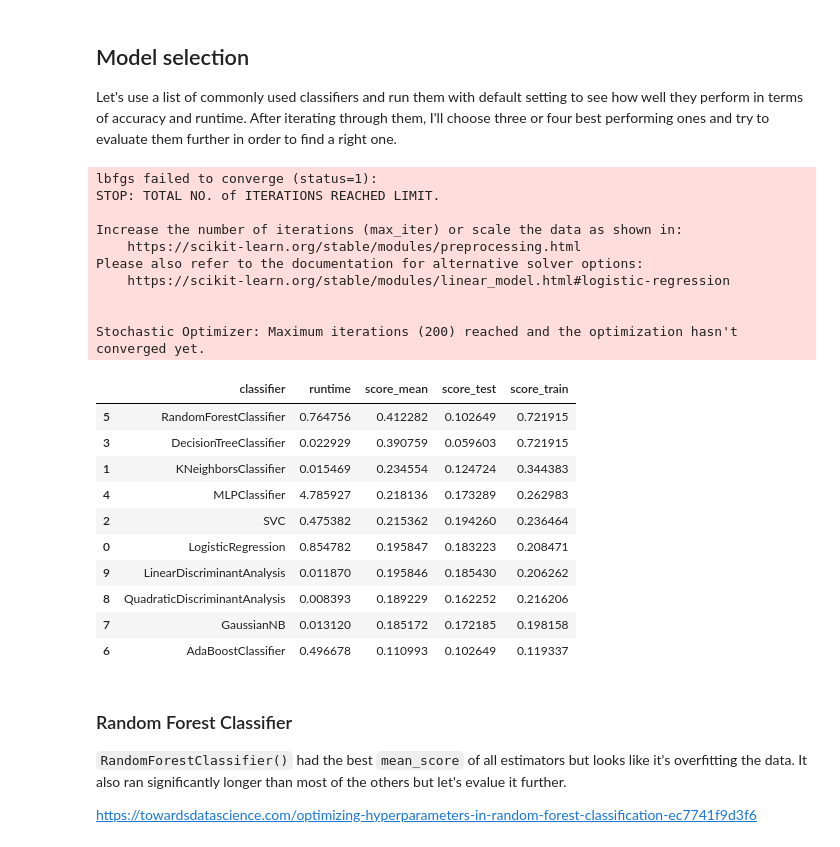
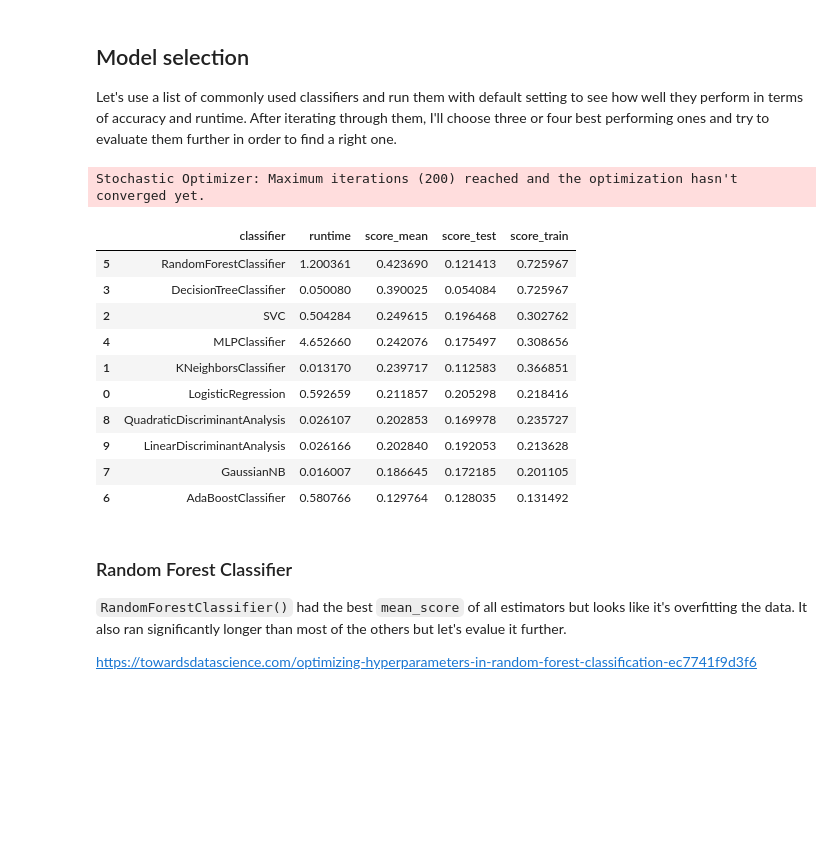
Before and after one commit to adamsiemaszkiewicz/eargasm-music, a Jupyter notebook: eargasm_Classification.ipynb, the cells around one changed output. Saved outputs shown, nothing was run; the diff lists cells and outputs as text; code cells hidden in the pictures; blank space fills up the shorter version.

Commit message:
Various tests with the models

```diff
--- a/eargasm_Classification.ipynb
+++ b/eargasm_Classification.ipynb
@@ -103,7 +105,6 @@ features_to_keep = [
                     'track_playlist',
                     'track_duration',
                     'track_popularity',
-                    'track_genre',
                     'acousticness',
                     'danceability',
                     'energy',
@@ -111,10 +112,7 @@ features_to_keep = [
                     'liveness',
                     'speechiness',
                     'valence',
-                    'tempo',
-                    'key',
-                    'mode',
-                    'time_signature'
+                    'tempo'
                     ]
 df_encoded = final_df[features_to_keep]
 
@@ -204,7 +211,7 @@ df_encoded.head()
 # %% [markdown]
 ## Train/test split
 # %%
-X = df_encoded[['track_duration', 'acousticness', 'danceability', 'energy', 'instrumentalness', 'liveness', 'speechiness', 'valence', 'tempo']]
+X = df_encoded.drop(columns=['track_playlist'])
 y = df_encoded['track_playlist']
 # %%
 X_train, X_test, y_train, y_test = train_test_split(X, y, random_state=0)
@@ -237,52 +244,43 @@ list_of_classifiers = [
 # %%
 classifiers = pd.DataFrame()
 
 for classifier in tqdm(list_of_classifiers):
 
-  clf = classifier
+  clf = make_pipeline(StandardScaler(), classifier)
 
   start = timeit.default_timer()
   clf.fit(X_train, y_train)
   stop = timeit.default_timer()
 
   name = str(classifier).split('(')[0]
   train_score = clf.score(X_train, y_train)
   test_score = clf.score(X_test, y_test)
   mean_score = (train_score+test_score)/2
   runtime = stop-start
 
   classifiers = classifiers.append(
       {'classifier': name,
        'score_train': train_score,
        'score_test': test_score,
        'score_mean': mean_score,
        'runtime': runtime
       },
       ignore_index = True)
 
 classifiers.sort_values(by='score_mean', ascending=False)
 # %% [output]
-lbfgs failed to converge (status=1):
-STOP: TOTAL NO. of ITERATIONS REACHED LIMIT.
-
-Increase the number of iterations (max_iter) or scale the data as shown in:
-    https://scikit-learn.org/stable/modules/preprocessing.html
-Please also refer to the documentation for alternative solver options:
-    https://scikit-learn.org/stable/modules/linear_model.html#logistic-regression
-
-
 Stochastic Optimizer: Maximum iterations (200) reached and the optimization hasn't converged yet.
 |  | classifier | runtime | score_mean | score_test | score_train |
-| 5 | RandomForestClassifier | 0.764756 | 0.412282 | 0.102649 | 0.721915 |
-| 3 | DecisionTreeClassifier | 0.022929 | 0.390759 | 0.059603 | 0.721915 |
-| 1 | KNeighborsClassifier | 0.015469 | 0.234554 | 0.124724 | 0.344383 |
-| 4 | MLPClassifier | 4.785927 | 0.218136 | 0.173289 | 0.262983 |
-| 2 | SVC | 0.475382 | 0.215362 | 0.194260 | 0.236464 |
-| 0 | LogisticRegression | 0.854782 | 0.195847 | 0.183223 | 0.208471 |
-| 9 | LinearDiscriminantAnalysis | 0.011870 | 0.195846 | 0.185430 | 0.206262 |
-| 8 | QuadraticDiscriminantAnalysis | 0.008393 | 0.189229 | 0.162252 | 0.216206 |
-| 7 | GaussianNB | 0.013120 | 0.185172 | 0.172185 | 0.198158 |
-| 6 | AdaBoostClassifier | 0.496678 | 0.110993 | 0.102649 | 0.119337 |
+| 5 | RandomForestClassifier | 1.200361 | 0.423690 | 0.121413 | 0.725967 |
+| 3 | DecisionTreeClassifier | 0.050080 | 0.390025 | 0.054084 | 0.725967 |
+| 2 | SVC | 0.504284 | 0.249615 | 0.196468 | 0.302762 |
+| 4 | MLPClassifier | 4.652660 | 0.242076 | 0.175497 | 0.308656 |
+| 1 | KNeighborsClassifier | 0.013170 | 0.239717 | 0.112583 | 0.366851 |
+| 0 | LogisticRegression | 0.592659 | 0.211857 | 0.205298 | 0.218416 |
+| 8 | QuadraticDiscriminantAnalysis | 0.026107 | 0.202853 | 0.169978 | 0.235727 |
+| 9 | LinearDiscriminantAnalysis | 0.026166 | 0.202840 | 0.192053 | 0.213628 |
+| 7 | GaussianNB | 0.016007 | 0.186645 | 0.172185 | 0.201105 |
+| 6 | AdaBoostClassifier | 0.580766 | 0.129764 | 0.128035 | 0.131492 |
 # %%
 def model_evaluation(estimator, parameters):
   clf = estimator
```
Also changed, not shown: parts of 18 cells of this notebook, 2 other files.
